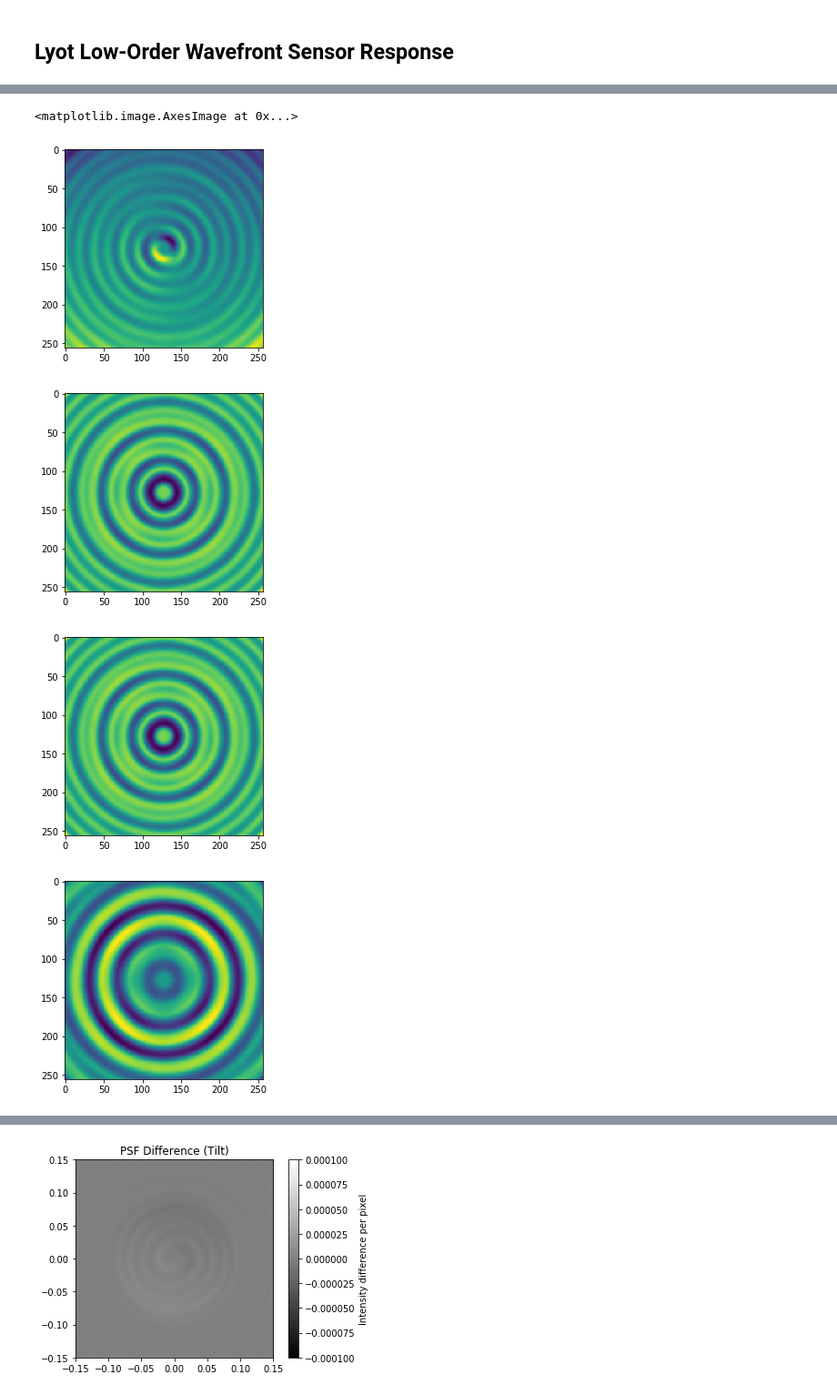
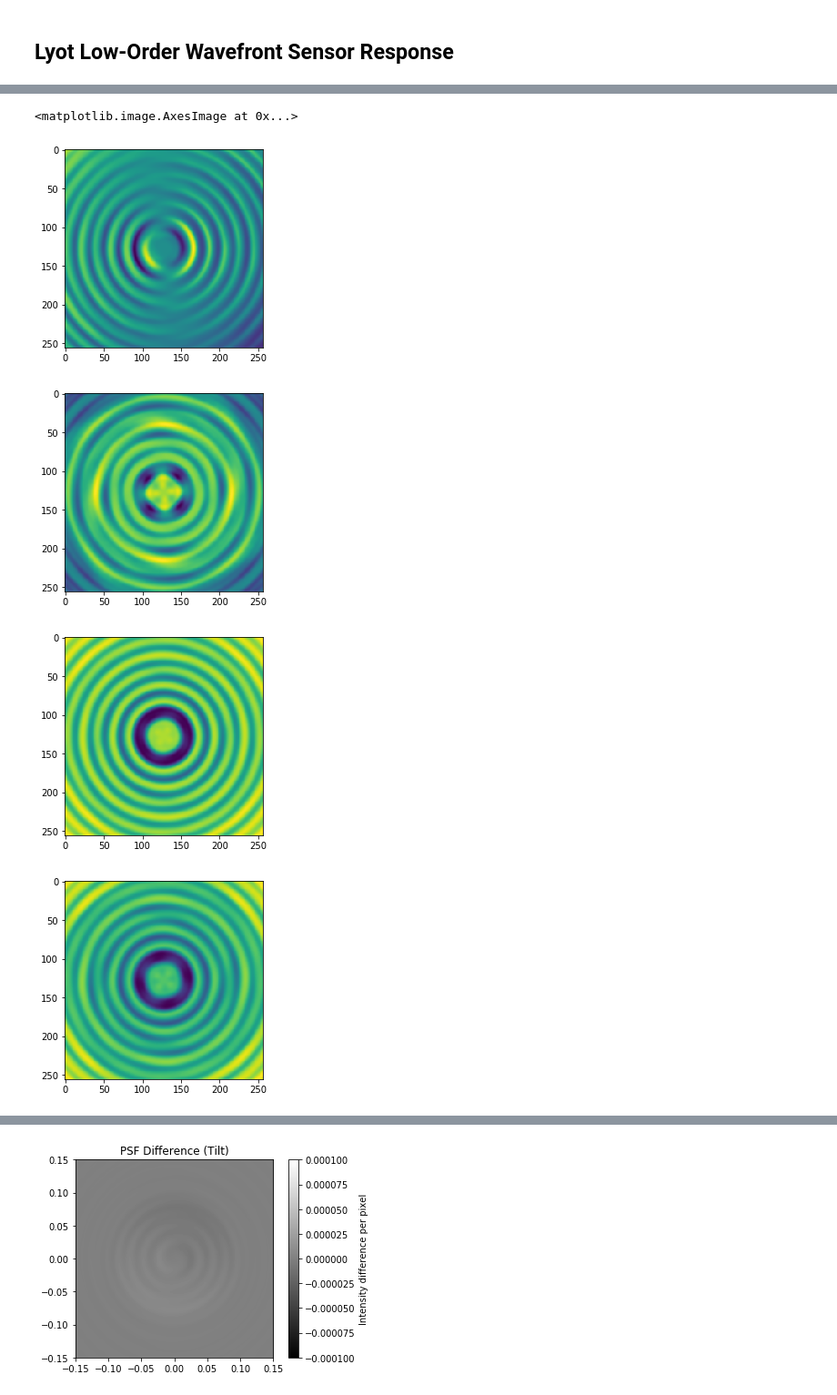
Before and after one commit to gregwallan/coronagraph-NN-data-gen, a Jupyter notebook: Test Responses Obscuration.ipynb, the cells around one changed output, grey strips where cells are left out. Shown at 91% size. Drawn from its saved outputs; the diff is of its cells as text; code cells hidden in the pictures.

```diff
--- a/Test Responses Obscuration.ipynb
+++ b/Test Responses Obscuration.ipynb
@@ -22,7 +22,7 @@ coronagraph='fqpm'
 
 wavelength = 0.632e-6*u.m
 sensor_defocus = 5.5 #(times wavelength)
-charge=2
+charge=4
 # %%
 #wfe = [0, 0, 50e-9, 0, 0]
 vtx_onaxis = make_coronagraph([0,0,0,0],wavelength=wavelength,oversample=oversample,pixelscale=science_pixelscale,\
@@ -80,19 +80,18 @@ psf_spherical = llowfs_spherical.calc_psf(wavelength=wavelength, display_interme
 # %%
 plt.figure()
 plt.imshow(psf_tilt[0].data-psf_flat[0].data)
 plt.figure()
 plt.imshow(psf_defocus[0].data-psf_flat[0].data)
 plt.figure()
 plt.imshow(psf_spherical[0].data-psf_flat[0].data)
-plt.imshow(psf_defocus[0].data-psf_flat[0].data)
 plt.figure()
 plt.imshow(psf_spherical[0].data-psf_defocus[0].data)
 # %% [output]
 <matplotlib.image.AxesImage at 0x...>
-[figure, old version]
+[figure, new version]
-[figure, old version]
+[figure, new version]
-[figure, old version]
+[figure, new version]
-[figure, old version]
+[figure, new version]
 # %%
 plt.figure()
 poppy.display_psf(psf_flat,title='LLOWFS Response (Flat WF)')
```
Also changed, not shown: parts of 4 cells of this notebook, 8 other files.
